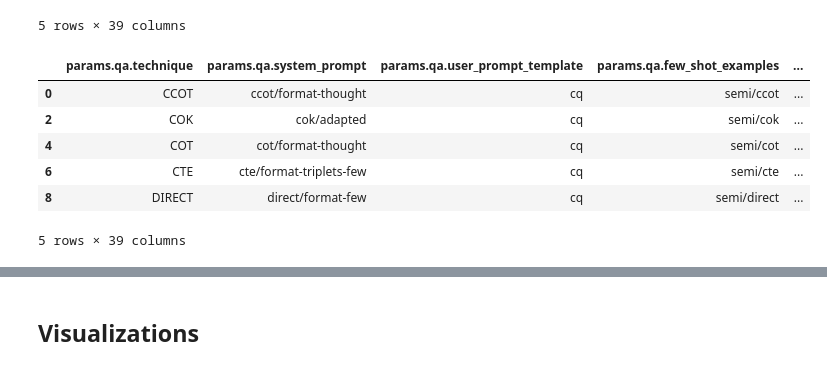
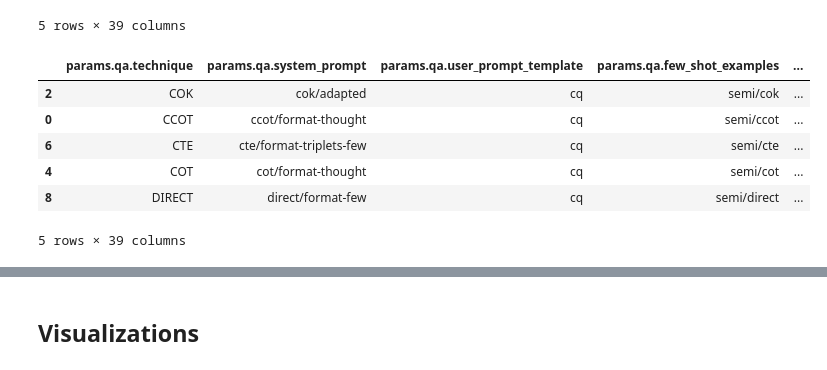
Before and after one commit to bdsaglam/pipeline-mhqa-manual, a Jupyter notebook: nbs/musique-full-cold/trends.ipynb, the cells around one changed output, grey strips where cells are left out. Drawn from its saved outputs; the diff is of its cells as text; code cells hidden in the pictures.

Commit message:
cte triples

```diff
--- a/nbs/musique-full-cold/trends.ipynb
+++ b/nbs/musique-full-cold/trends.ipynb
@@ -108,12 +108,12 @@ best_df
 | 4 | COT | cot/format-thought | cq | semi/cot | ... |
 5 rows × 39 columns
 # %%
-avg_df[avg_df['params.qa.n_shot']==0]
+avg_df[avg_df['params.qa.n_shot']==0].sort_values('metrics.f1', ascending=False)
 # %% [output]
 |  | params.qa.technique | params.qa.system_prompt | params.qa.user_prompt_template | params.qa.few_shot_examples | ... |
+| 2 | COK | cok/adapted | cq | semi/cok | ... |
 | 0 | CCOT | ccot/format-thought | cq | semi/ccot | ... |
-| 2 | COK | cok/adapted | cq | semi/cok | ... |
+| 6 | CTE | cte/format-triplets-few | cq | semi/cte | ... |
 | 4 | COT | cot/format-thought | cq | semi/cot | ... |
-| 6 | CTE | cte/format-triplets-few | cq | semi/cte | ... |
 | 8 | DIRECT | direct/format-few | cq | semi/direct | ... |
 5 rows × 39 columns
```
Also changed, not shown: parts of 1 cell of this notebook, 2 other files.
